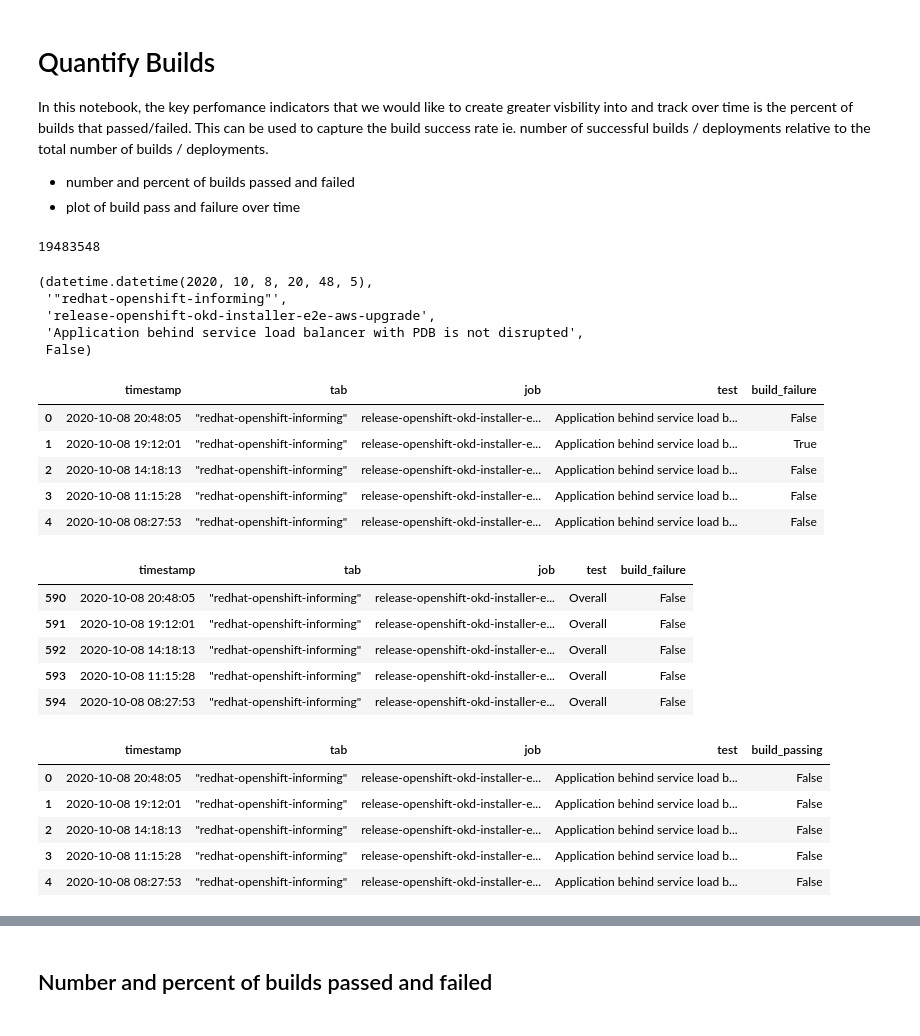
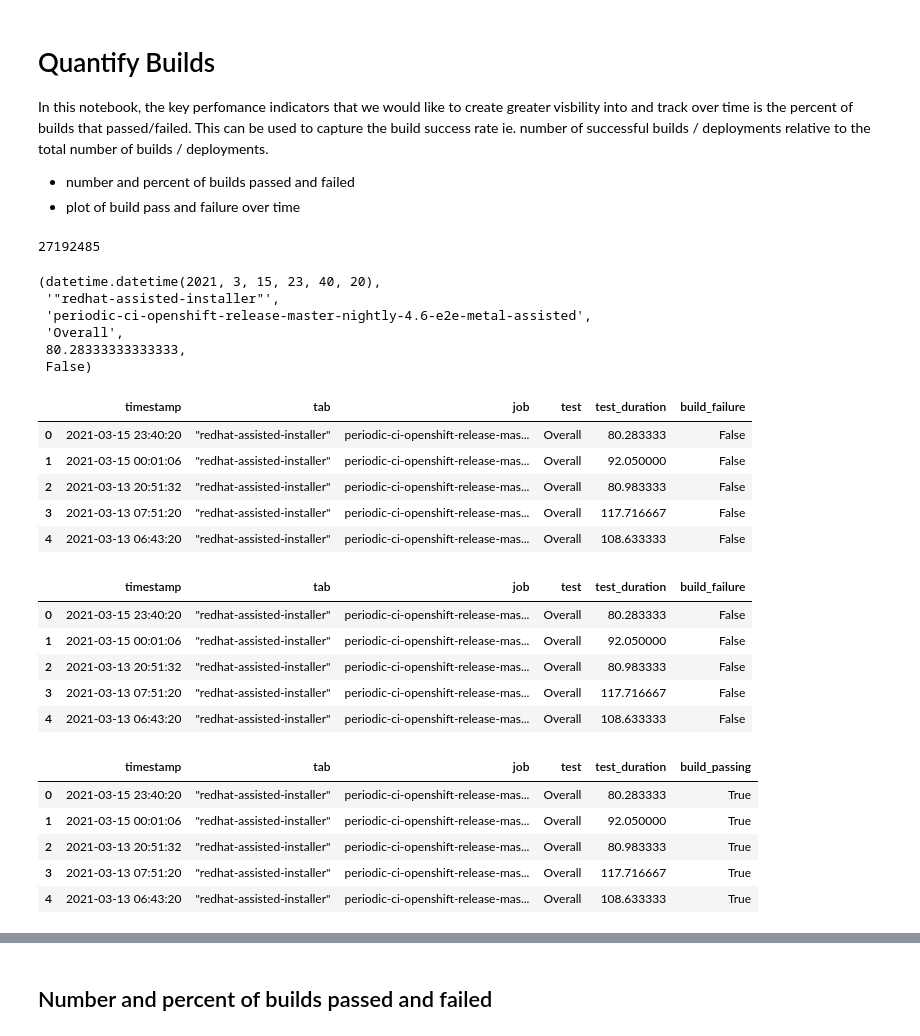
Before and after one commit to aicoe-aiops/ocp-ci-analysis, a Jupyter notebook: notebooks/data-sources/TestGrid/metrics/build_pass_failure.ipynb, the cells around one changed output, grey strips where cells are left out. Drawn from its saved outputs; the diff is of its cells as text; code cells hidden in the pictures.

```diff
--- a/notebooks/data-sources/TestGrid/metrics/build_pass_failure.ipynb
+++ b/notebooks/data-sources/TestGrid/metrics/build_pass_failure.ipynb
@@ -25,46 +25,48 @@ from ipynb.fs.defs.number_of_flakes import (  # noqa: E402
 )  # noqa: E402
 # %%
 # Load test file
-with gzip.open("../../../../data/raw/testgrid_810.json.gz", "rb") as read_file:
+with gzip.open("../../../../data/raw/testgrid_183.json.gz", "rb") as read_file:
     testgrid_data = json.load(read_file)
 # %%
 build_failures_list = testgrid_labelwise_encoding(testgrid_data, 12)
 # %%
 len(build_failures_list)
 # %% [output]
-19483548
+27192485
 # %%
 build_failures_list[0]
 # %% [output]
-(datetime.datetime(2020, 10, 8, 20, 48, 5),
- '"redhat-openshift-informing"',
- 'release-openshift-okd-installer-e2e-aws-upgrade',
- 'Application behind service load balancer with PDB is not disrupted',
+(datetime.datetime(2021, 3, 15, 23, 40, 20),
+ '"redhat-assisted-installer"',
+ 'periodic-ci-openshift-release-master-nightly-4.6-e2e-metal-assisted',
+ 'Overall',
+ 80.28333333333333,
  False)
 # %%
 # Convert to dataframe
 build_failures_df = pd.DataFrame(
-    build_failures_list, columns=["timestamp", "tab", "job", "test", "build_failure"]
+    build_failures_list,
+    columns=["timestamp", "tab", "job", "test", "test_duration", "build_failure"],
 )
 build_failures_df.head()
 # %% [output]
-|  | timestamp | tab | job | test | build_failure |
-| 0 | 2020-10-08 20:48:05 | "redhat-openshift-informing" | release-openshift-okd-installer-e... | Application behind service load b... | False |
-| 1 | 2020-10-08 19:12:01 | "redhat-openshift-informing" | release-openshift-okd-installer-e... | Application behind service load b... | True |
-| 2 | 2020-10-08 14:18:13 | "redhat-openshift-informing" | release-openshift-okd-installer-e... | Application behind service load b... | False |
-| 3 | 2020-10-08 11:15:28 | "redhat-openshift-informing" | release-openshift-okd-installer-e... | Application behind service load b... | False |
-| 4 | 2020-10-08 08:27:53 | "redhat-openshift-informing" | release-openshift-okd-installer-e... | Application behind service load b... | False |
+|  | timestamp | tab | job | test | test_duration | build_failure |
+| 0 | 2021-03-15 23:40:20 | "redhat-assisted-installer" | periodic-ci-openshift-release-mas... | Overall | 80.283333 | False |
+| 1 | 2021-03-15 00:01:06 | "redhat-assisted-installer" | periodic-ci-openshift-release-mas... | Overall | 92.050000 | False |
+| 2 | 2021-03-13 20:51:32 | "redhat-assisted-installer" | periodic-ci-openshift-release-mas... | Overall | 80.983333 | False |
+| 3 | 2021-03-13 07:51:20 | "redhat-assisted-installer" | periodic-ci-openshift-release-mas... | Overall | 117.716667 | False |
+| 4 | 2021-03-13 06:43:20 | "redhat-assisted-installer" | periodic-ci-openshift-release-mas... | Overall | 108.633333 | False |
 # %%
 build_failures_df = build_failures_df.loc[build_failures_df["test"] == "Overall"]
 # %%
 build_failures_df.head()
 # %% [output]
-|  | timestamp | tab | job | test | build_failure |
-| 590 | 2020-10-08 20:48:05 | "redhat-openshift-informing" | release-openshift-okd-installer-e... | Overall | False |
-| 591 | 2020-10-08 19:12:01 | "redhat-openshift-informing" | release-openshift-okd-installer-e... | Overall | False |
-| 592 | 2020-10-08 14:18:13 | "redhat-openshift-informing" | release-openshift-okd-installer-e... | Overall | False |
-| 593 | 2020-10-08 11:15:28 | "redhat-openshift-informing" | release-openshift-okd-installer-e... | Overall | False |
-| 594 | 2020-10-08 08:27:53 | "redhat-openshift-informing" | release-openshift-okd-installer-e... | Overall | False |
+|  | timestamp | tab | job | test | test_duration | build_failure |
+| 0 | 2021-03-15 23:40:20 | "redhat-assisted-installer" | periodic-ci-openshift-release-mas... | Overall | 80.283333 | False |
+| 1 | 2021-03-15 00:01:06 | "redhat-assisted-installer" | periodic-ci-openshift-release-mas... | Overall | 92.050000 | False |
+| 2 | 2021-03-13 20:51:32 | "redhat-assisted-installer" | periodic-ci-openshift-release-mas... | Overall | 80.983333 | False |
+| 3 | 2021-03-13 07:51:20 | "redhat-assisted-installer" | periodic-ci-openshift-release-mas... | Overall | 117.716667 | False |
+| 4 | 2021-03-13 06:43:20 | "redhat-assisted-installer" | periodic-ci-openshift-release-mas... | Overall | 108.633333 | False |
 # %%
 # saving only the first 1000000 out of 19 million rows due to pvc limits.
 # 250mb = 1 million --> 4750 mb = 19 million
@@ -77,16 +79,17 @@ build_passing_list = testgrid_labelwise_encoding(testgrid_data, 1)
 # %%
 # Convert to dataframe
 build_passing_df = pd.DataFrame(
-    build_passing_list, columns=["timestamp", "tab", "job", "test", "build_passing"]
+    build_passing_list,
+    columns=["timestamp", "tab", "job", "test", "test_duration", "build_passing"],
 )
 build_passing_df.head()
 # %% [output]
-|  | timestamp | tab | job | test | build_passing |
-| 0 | 2020-10-08 20:48:05 | "redhat-openshift-informing" | release-openshift-okd-installer-e... | Application behind service load b... | False |
-| 1 | 2020-10-08 19:12:01 | "redhat-openshift-informing" | release-openshift-okd-installer-e... | Application behind service load b... | False |
-| 2 | 2020-10-08 14:18:13 | "redhat-openshift-informing" | release-openshift-okd-installer-e... | Application behind service load b... | False |
-| 3 | 2020-10-08 11:15:28 | "redhat-openshift-informing" | release-openshift-okd-installer-e... | Application behind service load b... | False |
-| 4 | 2020-10-08 08:27:53 | "redhat-openshift-informing" | release-openshift-okd-installer-e... | Application behind service load b... | False |
+|  | timestamp | tab | job | test | test_duration | build_passing |
+| 0 | 2021-03-15 23:40:20 | "redhat-assisted-installer" | periodic-ci-openshift-release-mas... | Overall | 80.283333 | True |
+| 1 | 2021-03-15 00:01:06 | "redhat-assisted-installer" | periodic-ci-openshift-release-mas... | Overall | 92.050000 | True |
+| 2 | 2021-03-13 20:51:32 | "redhat-assisted-installer" | periodic-ci-openshift-release-mas... | Overall | 80.983333 | True |
+| 3 | 2021-03-13 07:51:20 | "redhat-assisted-installer" | periodic-ci-openshift-release-mas... | Overall | 117.716667 | True |
+| 4 | 2021-03-13 06:43:20 | "redhat-assisted-installer" | periodic-ci-openshift-release-mas... | Overall | 108.633333 | True |
 # %%
 build_passing_df = build_passing_df.loc[build_passing_df["test"] == "Overall"]
 # %%
```
Also changed, not shown: parts of 11 cells of this notebook, 7 other files.
